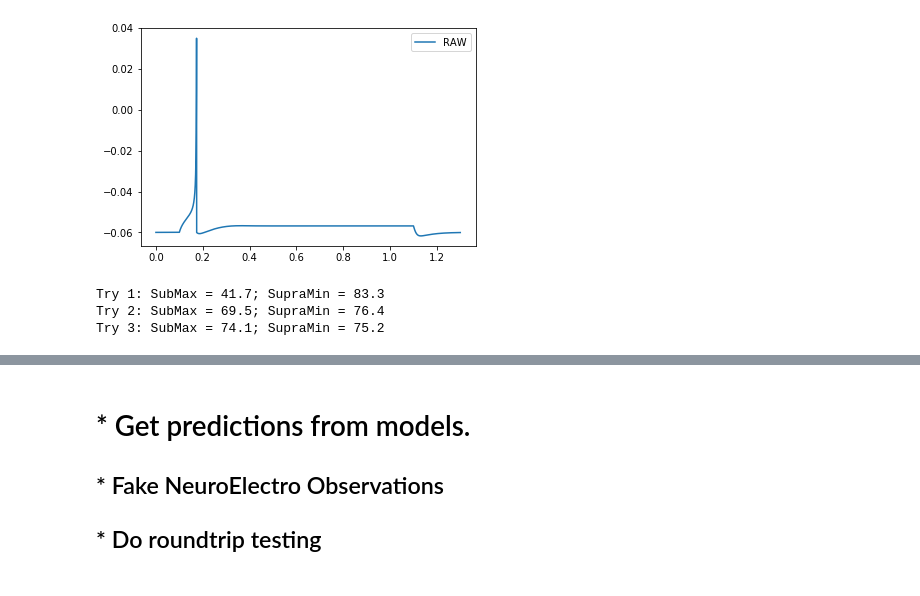
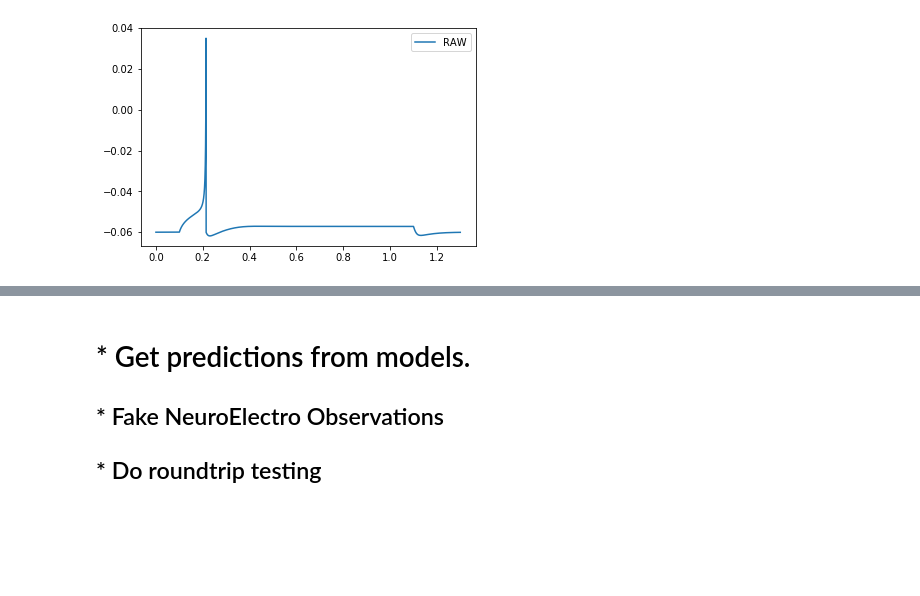
Before and after one commit to scidash/neuronunit, a Jupyter notebook: neuronunit/unit_test/round_trip_tests.ipynb, the cells around one changed output, grey strips where cells are left out. Saved outputs shown, nothing was run; the diff lists cells and outputs as text; code cells hidden in the pictures; blank space fills up the shorter version.

```diff
--- a/neuronunit/unit_test/round_trip_tests.ipynb
+++ b/neuronunit/unit_test/round_trip_tests.ipynb
@@ -45,61 +112,35 @@ for k,v in param_dict.items():
 # %%
+
 
 import pickle
 import copy
 import numpy as np
 import pandas as pd
 import matplotlib.pyplot as plt
 
-from neuronunit.optimization import get_neab
 from neuronunit.models.reduced import ReducedModel
-
-
-from neuronunit.optimization import optimization_management as om
-
-
-import pickle
-
-from neuronunit.models.reduced import ReducedModel
-
 from neuronunit.optimization.model_parameters import model_params, path_params
 LEMS_MODEL_PATH = path_params['model_path']
 import neuronunit.optimization as opt
 import quantities as pq
 
-
 from neuronunit.optimization.data_transport_container import DataTC
-
-
-
 model = ReducedModel(LEMS_MODEL_PATH,name = str('vanilla'),backend = ('RAW'))
-model.set_attrs(TC)
+model.set_attrs(cells['TC'])
 
 iparams = {}
 iparams['injected_square_current'] = {}
-iparams['injected_square_current']['amplitude'] = 82.08333333333333*pq.pA
+iparams['injected_square_current']['amplitude'] =75.36800000000001*pq.pA
 #['amplitude']  = dtc.vtest[k]['injected_square_current']['amplitude']
 DELAY = 100.0*pq.ms
 DURATION = 1000.0*pq.ms
 iparams['injected_square_current']['delay'] = DELAY
 iparams['injected_square_current']['duration'] = int(DURATION)
 
 model.inject_square_current(iparams)
 
 plt.plot(model.get_membrane_potential().times,model.get_membrane_potential(),label='RAW')
 plt.legend()
 plt.show()
 # %% [output]
-[figure, old version]
+[figure, new version]
-# %%
-
-model = ReducedModel(LEMS_MODEL_PATH,name = str('vanilla'),backend = ('RAW'))
-model.set_attrs(TC)
-
-
-tests_,all_tests, observation,suite = get_neab.get_tests()
-
-rheobase = all_tests[0].generate_prediction(model)
-# %% [output]
-Try 1: SubMax = 41.7; SupraMin = 83.3
-Try 2: SubMax = 69.5; SupraMin = 76.4
-Try 3: SubMax = 74.1; SupraMin = 75.2
```
Also changed, not shown: parts of 12 cells of this notebook, 6 other files.
